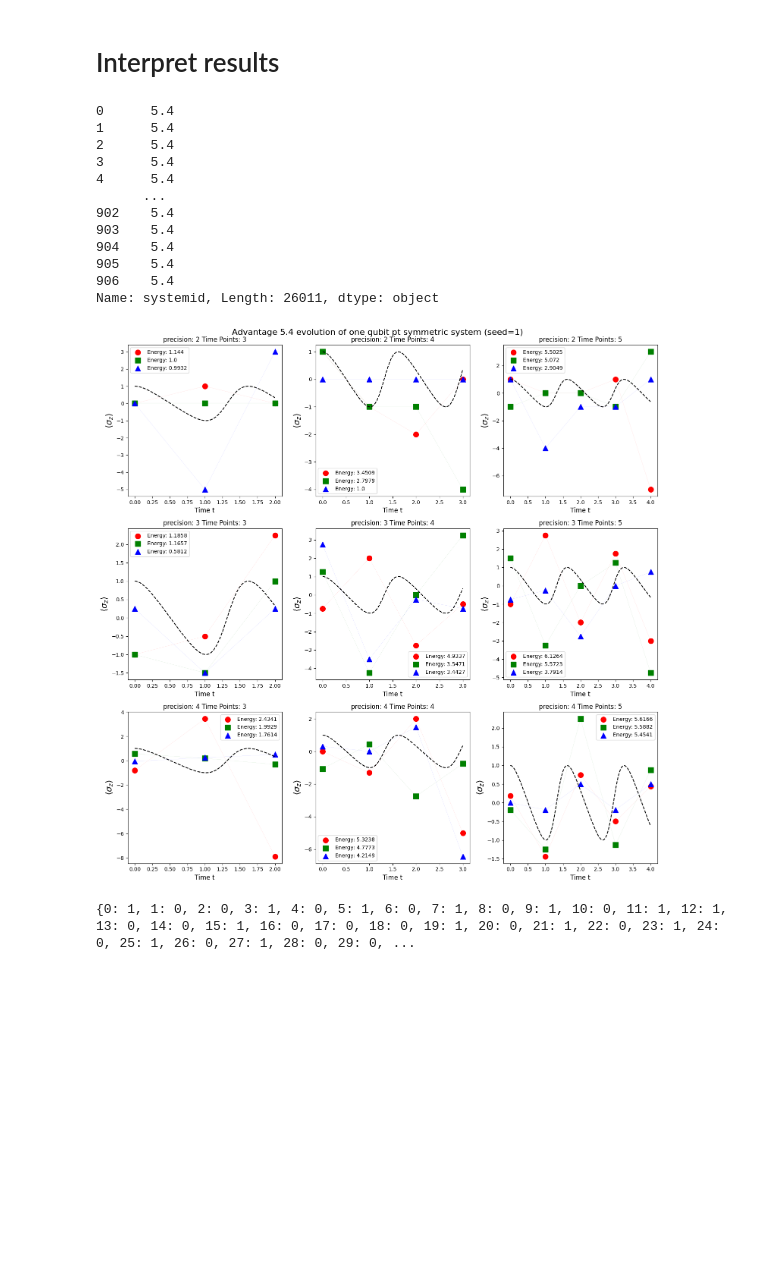
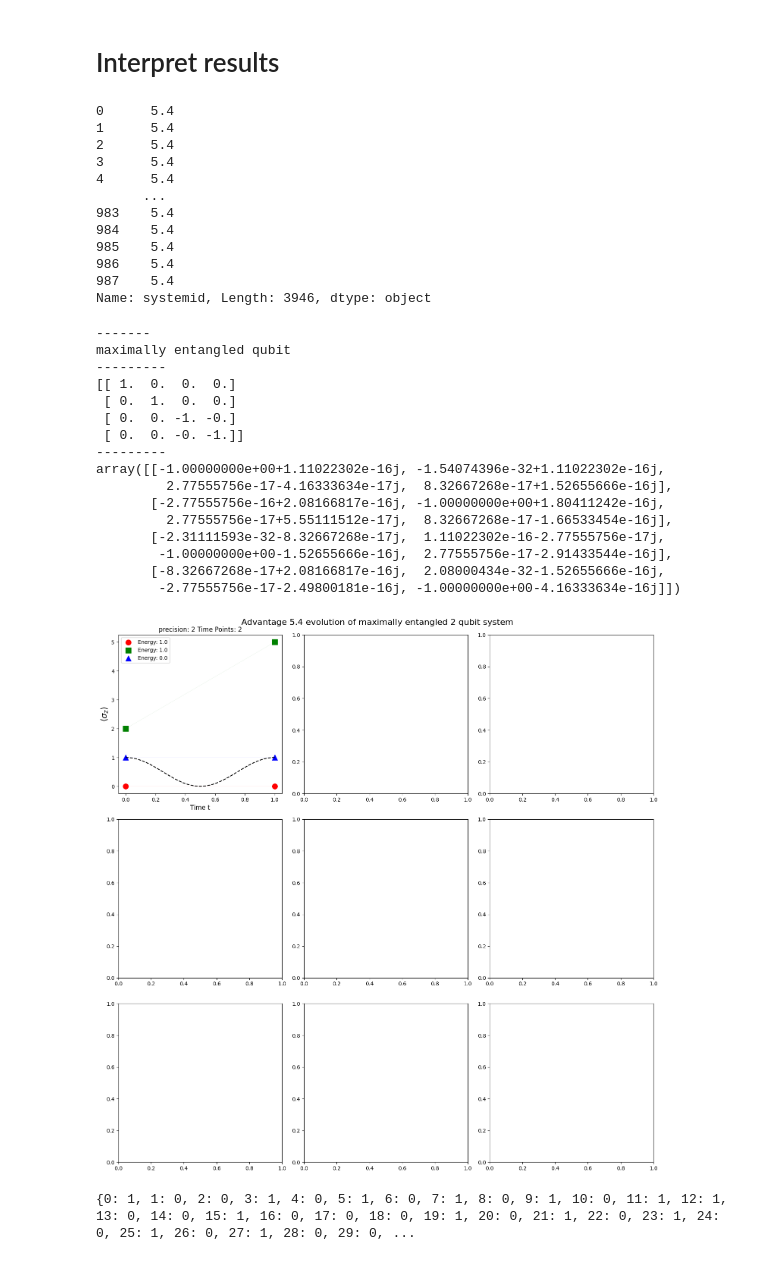
Before and after one commit to atg205/DWaveDynamics, a Jupyter notebook: notebooks/tests.ipynb, the cells around one changed output. Drawn from its saved outputs; the diff is of its cells as text; code cells hidden in the pictures; blank space fills up the shorter version.

Commit message:
data for entangled system

```diff
--- a/notebooks/tests.ipynb
+++ b/notebooks/tests.ipynb
@@ -65,4 +14,0 @@ def create_instance(precision, number_time_points,instance_id = 1,  simplify = T
-# %%
-for precision in range(2,5):
-    for timespoints in range(3,6):
-        _, PSI0, H = create_instance(precision=precision,number_time_points=timespoints, instance_id=3)
@@ -165,8 +59,8 @@ def get_precision_timepoints_pairs(dfs):
     dfs = dfs.groupby(['precision','timepoints'])['num_occurrences'].count()
     return list(set(dfs.index))
 # %%
-topology='6.4'
-dfs_all = load_data(pruned = True,topology=topology,system=3)
+topology='5.4'
+dfs_all = load_data(pruned = True,topology=topology,system=4)
 dfs_all_rounded = dfs_all.copy()
 dfs_all_rounded['energy'] = dfs_all_rounded['energy'].apply(lambda x: math.ceil(x)) # for displaying in a histogram
 # %%
@@ -295,6 +186,7 @@ system
 # %% [markdown]
 # Interpret results
 # %%
+system = 4
 dfs_data_raw = load_data(raw=True,topology=topology,system=system)
 tp_pairs = get_precision_timepoints_pairs(dfs_data_raw)
 tp_pairs.sort(key=lambda x: x[0]*10 + x[1])
@@ -306,12 +198,12 @@ dfs_data_raw['systemid']
 3      5.4
 4      5.4
       ...
-902    5.4
-903    5.4
-904    5.4
-905    5.4
-906    5.4
-Name: systemid, Length: 26011, dtype: object
+983    5.4
+984    5.4
+985    5.4
+986    5.4
+987    5.4
+Name: systemid, Length: 3946, dtype: object
 # %%
 import qutip as qp
 
@@ -332,19 +224,31 @@ axes = axes.flatten()
 
 system_latex_dict = {
     1: 'H = $\frac{\pi}{2}\sigma_y$',
-    3: 'one qubit pt symmetric system (seed=1)'
+    3: 'one qubit pt symmetric system (seed=1)',
+    4: 'maximally entangled 2 qubit system'
 }
 
 
 
+
 for i, (precision,timepoints) in enumerate(tp_pairs):
+    assert system==4
+    instance = helpers.get_instance(system)
+    H = instance['H']
+    #baseline
+    if system == 4:
+        Z1 = qp.tensor(qp.sigmaz(), qp.qeye(2))
 
-    #baseline
-    H_qp = ptsymmetric.generate_pt_symmetric_hamiltonian(1,seed=1)
-    psi_0 = qp.basis(2, 0)
+        H_qp = qp.Qobj(H,dims=[[2, 2], [2, 2]])
+
+        psi_0 = qp.tensor(qp.basis(2, 0),qp.basis(2,0))
+
+        SZ = np.kron(np.array([[1, 0], [0, -1]]),np.eye(2))
+        print(SZ)
+
     #psi_0 = PSI0
     times = np.linspace(0, timepoints-1, 100)
-    baseline = qp.mesolve(H_qp, psi_0, times, e_ops=[qp.sigmaz()]).expect[0]
+    baseline = qp.mesolve(H_qp, psi_0, times, e_ops=[Z1]).expect[0]
     ax = axes[i]
 
     ax.plot(times, baseline, "k--")
@@ -356,36 +260,51 @@ for i, (precision,timepoints) in enumerate(tp_pairs):
         num_bits_per_var=precision               # And two bits of precision per variable
     )
 
     dfs_filtered = dfs_data_raw[(dfs_data_raw.precision == precision) & (dfs_data_raw.timepoints == timepoints)]
     dfs_filtered = dfs_filtered.drop(['num_occurrences'],axis=1)
     dfs_filtered.drop_duplicates(inplace=True)
     dfs_filtered = dfs_filtered.sort_values(by='energy').head(3)
     dfs_filtered = dfs_filtered.sort_values(by='energy',ascending=False)
     energies = list(dfs_filtered['energy'])
     dfs_filtered = dfs_filtered.filter(regex='\d+')
     dfs_filtered = dfs_filtered.apply(pd.to_numeric)
     for j, (_, row) in enumerate(dfs_filtered.iterrows()):
         sol_dict = row.dropna().to_dict()
         sol_dict = {key:int(value) for key,value in sol_dict.items()}
 
         vec =problem.interpret_sample(sol_dict)
-        SZ = np.array([[1, 0], [0, -1]])
 
         expect = [(state.conj() @ SZ @ state).real for state in vec]
         ax.scatter(problem.times, expect, color=colors[j % len(colors)], marker=markers[j % len(markers)], label=f"Energy: {round(energies[j],4)}", alpha=1.0, s=100)
         ax.plot(problem.times, expect, color=colors[j % len(colors)], alpha=0.5, linewidth=0.1)
     ax.set_xlabel("Time t", fontsize=12)
     ax.set_ylabel(r"$\langle \sigma_z \rangle$", fontsize=16)
     ax.set_title(f"precision: {problem.num_bits_per_var} Time Points: {len(problem.times)}")
 
 
     ax.legend()
 fig.suptitle(f"Advantage {topology} " +rf"evolution of {system_latex_dict[system]} ",fontsize=16)
 plt.tight_layout()
-plt.savefig(f'../plots/system{topology}_dynamic_{system}.pdf')
+#plt.savefig(f'../plots/system{topology}_dynamic_{system}.pdf')
 plt.show()
 # %% [output]
+-------
+maximally entangled qubit
+---------
+[[ 1.  0.  0.  0.]
+ [ 0.  1.  0.  0.]
+ [ 0.  0. -1. -0.]
+ [ 0.  0. -0. -1.]]
+---------
+array([[-1.00000000e+00+1.11022302e-16j, -1.54074396e-32+1.11022302e-16j,
+         2.77555756e-17-4.16333634e-17j,  8.32667268e-17+1.52655666e-16j],
+       [-2.77555756e-16+2.08166817e-16j, -1.00000000e+00+1.80411242e-16j,
+         2.77555756e-17+5.55111512e-17j,  8.32667268e-17-1.66533454e-16j],
+       [-2.31111593e-32-8.32667268e-17j,  1.11022302e-16-2.77555756e-17j,
+        -1.00000000e+00-1.52655666e-16j,  2.77555756e-17-2.91433544e-16j],
+       [-8.32667268e-17+2.08166817e-16j,  2.08000434e-32-1.52655666e-16j,
+        -2.77555756e-17-2.49800181e-16j, -1.00000000e+00-4.16333634e-16j]])
-[figure, old version]
+[figure, new version]
 # %%
 sol_dict = dfs_data_raw.iloc[0,:].dropna().to_dict()
 sol_dict = {key:int(value) for key,value in sol_dict.items()}
```
Also changed, not shown: parts of 12 cells of this notebook, 30 other files.
